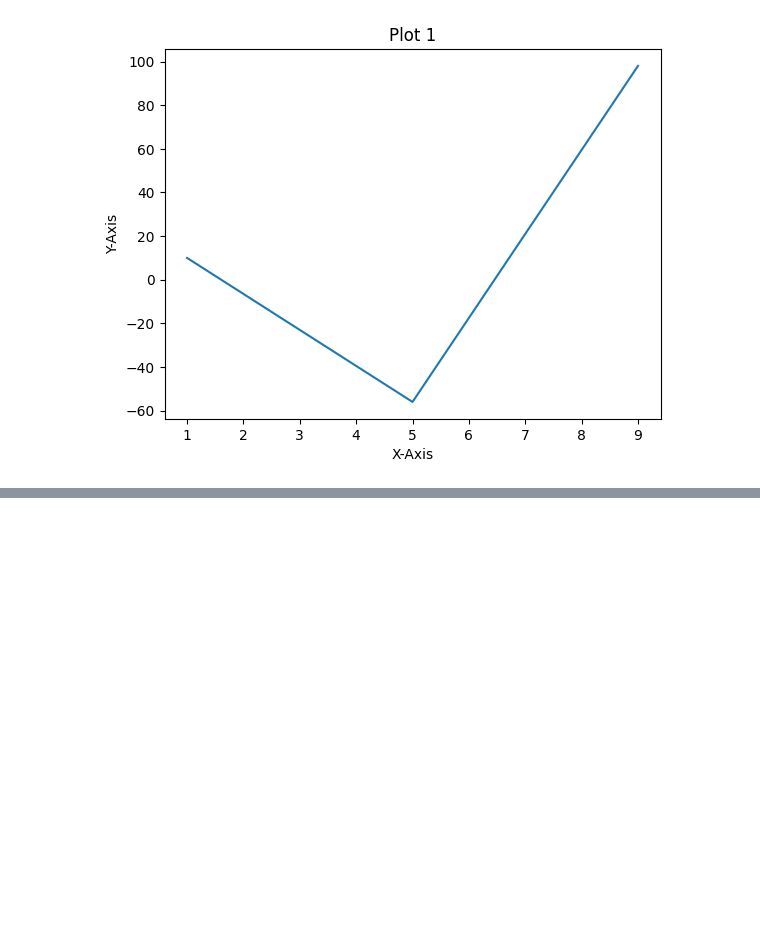
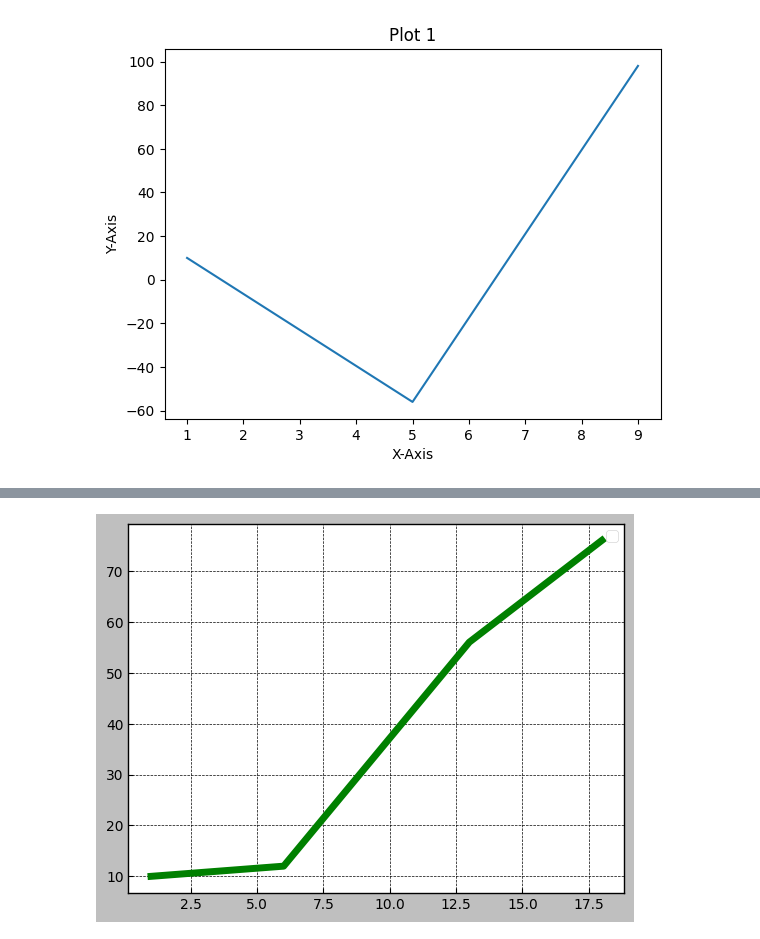
Before and after one commit to karvind08/Python-2025, a Jupyter notebook: Matplotlib/Matplotlib 28 Nov.ipynb, the cells around one changed output, grey strips where cells are left out. Saved outputs shown, nothing was run; the diff lists cells and outputs as text; code cells hidden in the pictures; blank space fills up the shorter version.

```diff
--- a/Matplotlib/Matplotlib 28 Nov.ipynb
+++ b/Matplotlib/Matplotlib 28 Nov.ipynb
@@ -53,0 +54,9 @@ SyntaxError: positional argument follows keyword argument (853568771.py, line 5)
+# %%
+from matplotlib import style
+style.use('grayscale')
+x = [1,6,13,18]
+y = [10,12,56,76]
+plt.plot(x,y,'g',label='Line 1',linewidth=5)
+plt.show()
+# %% [output]
+[figure, added]
```
Also changed, not shown: parts of 5 cells of this notebook.
